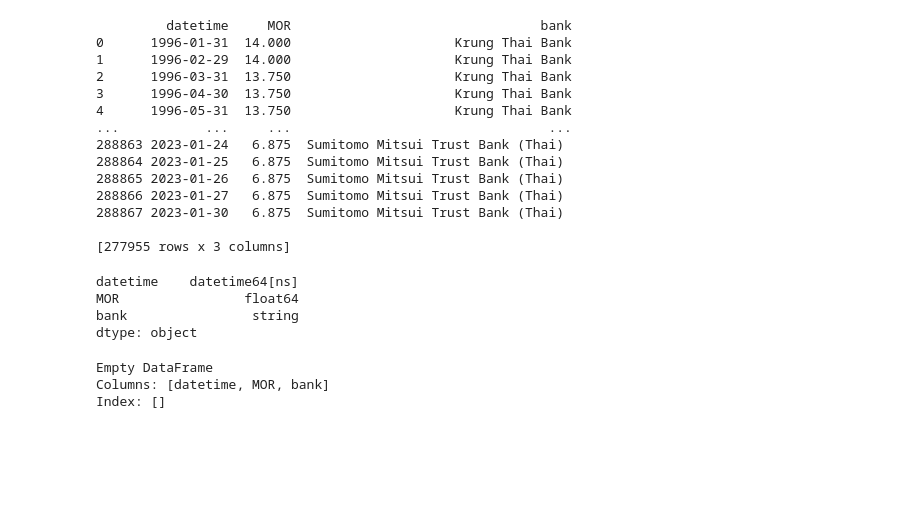
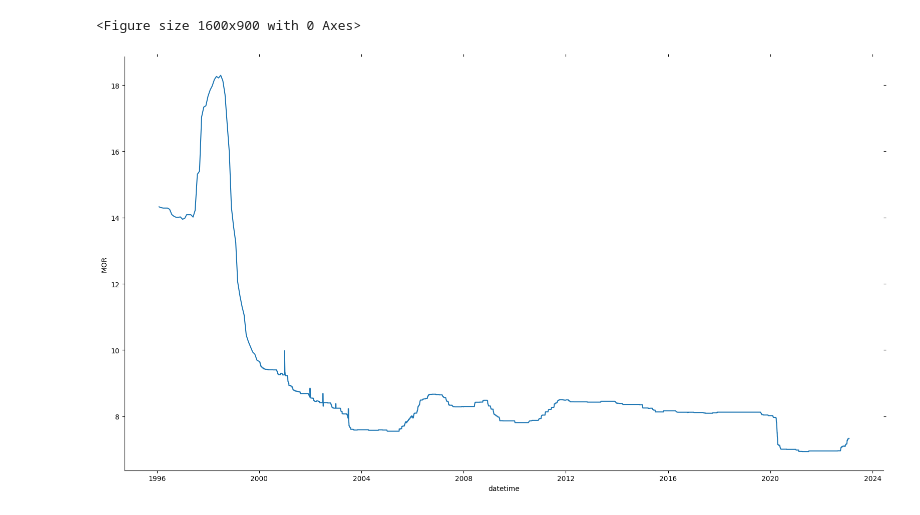
Before and after one commit to PhakphumV/th-bank-historical-interest-rates, a Jupyter notebook: 003-data-processing.ipynb, the cells around one changed output. Saved outputs shown, nothing was run; the diff lists cells and outputs as text; code cells hidden in the pictures; blank space fills up the shorter version.

Commit message:
Add MOR figure in readme

```diff
--- a/003-data-processing.ipynb
+++ b/003-data-processing.ipynb
@@ -13,33 +13,3 @@ def convert_date(txt):
 loan_df['datetime'] = loan_df['Date'].apply(convert_date)
 # %%
 mor_df = loan_df[['datetime','MOR','bank']].astype({"bank":"string"}).dropna()
-# %%
-print(mor_df)
-# %% [output]
-         datetime     MOR                                bank
-0      1996-01-31  14.000                     Krung Thai Bank
-1      1996-02-29  14.000                     Krung Thai Bank
-2      1996-03-31  13.750                     Krung Thai Bank
-3      1996-04-30  13.750                     Krung Thai Bank
-4      1996-05-31  13.750                     Krung Thai Bank
-...           ...     ...                                 ...
-288863 2023-01-24   6.875  Sumitomo Mitsui Trust Bank (Thai)
-288864 2023-01-25   6.875  Sumitomo Mitsui Trust Bank (Thai)
-288865 2023-01-26   6.875  Sumitomo Mitsui Trust Bank (Thai)
-288866 2023-01-27   6.875  Sumitomo Mitsui Trust Bank (Thai)
-288867 2023-01-30   6.875  Sumitomo Mitsui Trust Bank (Thai)
-
-[277955 rows x 3 columns]
-# %%
-print(mor_df.dtypes)
-# %% [output]
-datetime    datetime64[ns]
-MOR                float64
-bank                string
-dtype: object
-# %%
-print(mor_df[mor_df["MOR"].isnull()])
-# %% [output]
-Empty DataFrame
-Columns: [datetime, MOR, bank]
-Index: []
@@ -50,0 +16,14 @@ sns.relplot(
+# %%
+mor_df_average = mor_df[['datetime','MOR']].groupby(['datetime']).agg('mean').reset_index()
+# %%
+plt.figure(figsize=(16, 9))
+ax = sns.relplot(
+    data=mor_df_average, kind="line",
+    x="datetime", y="MOR",
+    height=9,aspect=1.77
+)
+ax.tick_params(axis='both',which='both',reset=True,grid_alpha=1,grid_linewidth=1)
+plt.savefig("loan-interest-rate-mor-average.png")
+# %% [output]
+<Figure size 1600x900 with 0 Axes>
+[figure, added]
```
Also changed, not shown: parts of 5 cells of this notebook, 3 other files.
